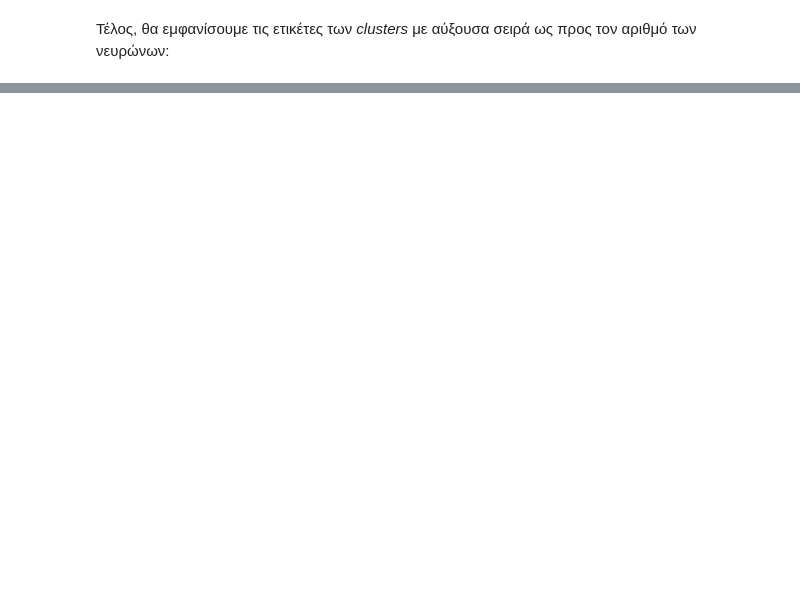
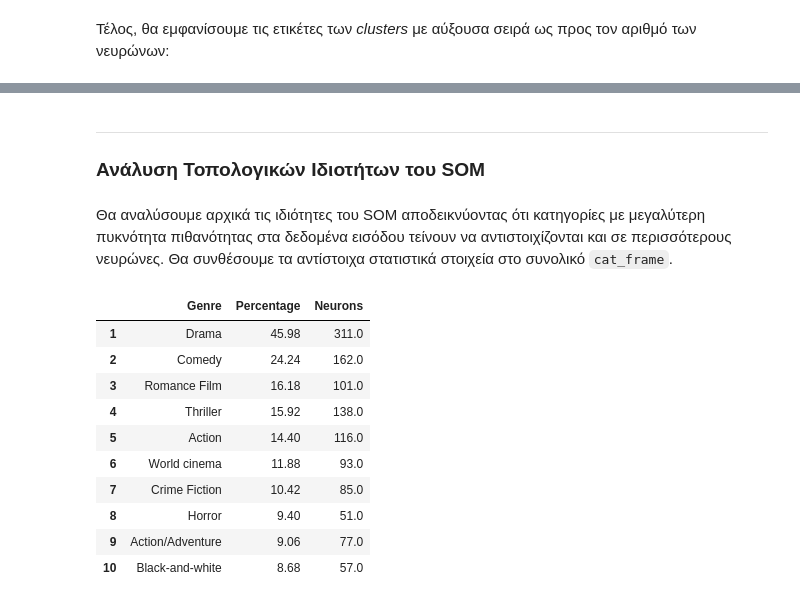
Before and after one commit to sonqo/ntua-ypsilon, a Jupyter notebook: 3_Neural_Networks_Intelligent_Systems/2_RecommenderSystem_SOM/A11.ipynb, the cells around one changed output, grey strips where cells are left out. Drawn from its saved outputs; the diff is of its cells as text; code cells hidden in the pictures; blank space fills up the shorter version.

```diff
--- a/3_Neural_Networks_Intelligent_Systems/2_RecommenderSystem_SOM/A11.ipynb
+++ b/3_Neural_Networks_Intelligent_Systems/2_RecommenderSystem_SOM/A11.ipynb
@@ -269,4 +272,5 @@ som = joblib.load('som.pkl')
 # %%
-bmus_array, bmus_indices = np.unique(som.bmus, axis=0, return_inverse=True)
+bmus = som.bmus
 
-bmus_array.shape
+bmus_uniq, bmus_indices = np.unique(bmus, axis=0, return_inverse=True)
+bmus_uniq = list(map(tuple, bmus_uniq)) # ndarray to list of tuples
@@ -383,0 +388,59 @@ Overall Cluster Genres stats:
+# %% [markdown]
+---
+
+### Ανάλυση Τοπολογικών Ιδιοτήτων του SOM
+# %% [markdown]
+Θα αναλύσουμε αρχικά τις ιδιότητες του SOM αποδεικνύοντας ότι κατηγορίες με μεγαλύτερη πυκνότητα πιθανότητας στα δεδομένα εισόδου τείνουν να αντιστοιχίζονται και σε περισσότερους νευρώνες. Θα συνθέσουμε τα αντίστοιχα στατιστικά στοιχεία στο συνολικό `cat_frame`.
+# %%
+# count all categories for every movie
+cat_acc = {}
+for movie in categories:
+  curr = [cat.strip().strip('\"') for cat in movie[0].split(',')]
+  for curr_cat in curr:
+    if curr_cat in cat_acc:
+      cat_acc[curr_cat] += 1
+    else:
+      cat_acc[curr_cat] = 1
+
+# category percentagies for dataset
+stats_cat = {}
+for key, value in cat_acc.items():
+  stats_cat[key] = round(value/5000 * 100, 2)
+
+# category sorting
+final_cat = []
+for key, value in stats_cat.items():
+  final_cat.append((key, value))
+final_cat.sort(key=lambda tup: tup[1])
+
+# count neurons for every category
+total_neurons = {}
+for i in range(40):
+  for cat in fetch_cluster_neurons_movie_report(i):
+    if cat[0] in total_neurons:
+      total_neurons[cat[0]] += cat[1]
+    else:
+      total_neurons[cat[0]] = 1
+
+# final dataframe
+temp = []
+for pair in final_cat[::-1]:
+  if pair[0] in total_neurons:
+    temp.append([pair[0], pair[1], total_neurons[pair[0]]])
+  else:
+    temp.append([pair[0], pair[1], None]) # no neuron assigned
+
+cat_frame = pd.DataFrame(temp, columns=['Genre', 'Percentage', 'Neurons'], index = [i for i in range(1, 270)])
+cat_frame.head(10)
+# %% [output]
+|  | Genre | Percentage | Neurons |
+| 1 | Drama | 45.98 | 311.0 |
+| 2 | Comedy | 24.24 | 162.0 |
+| 3 | Romance Film | 16.18 | 101.0 |
+| 4 | Thriller | 15.92 | 138.0 |
+| 5 | Action | 14.40 | 116.0 |
+| 6 | World cinema | 11.88 | 93.0 |
+| 7 | Crime Fiction | 10.42 | 85.0 |
+| 8 | Horror | 9.40 | 51.0 |
+| 9 | Action/Adventure | 9.06 | 77.0 |
+| 10 | Black-and-white | 8.68 | 57.0 |
```
Also changed, not shown: parts of 41 cells of this notebook.
